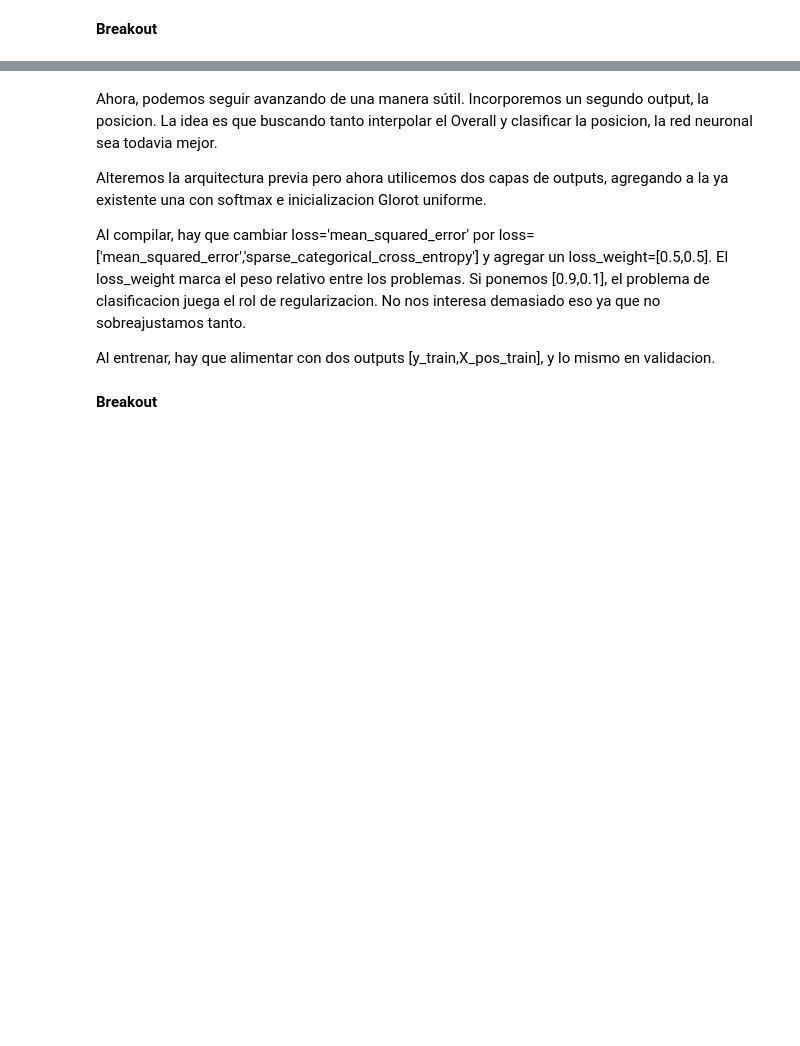
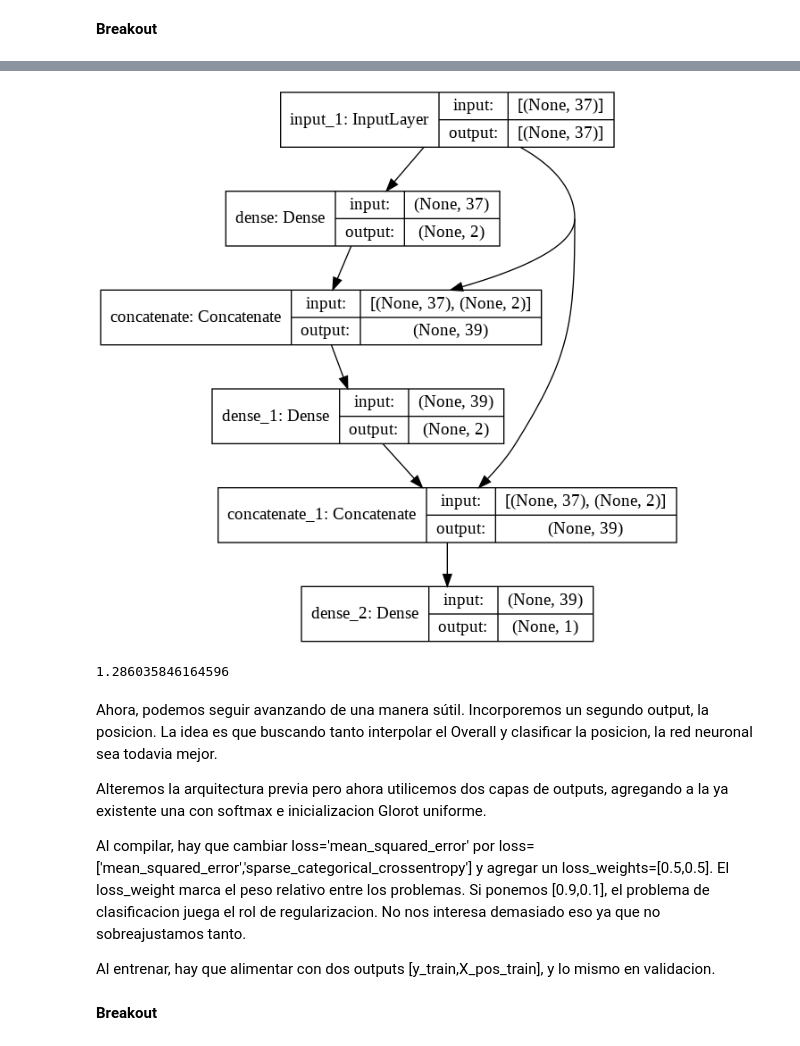
Before and after one commit to naikymen/ML_UNSAM, a Jupyter notebook: 17_Arquitecturas_CNNs.ipynb, the cells around one changed output, grey strips where cells are left out. Saved outputs shown, nothing was run; the diff lists cells and outputs as text; code cells hidden in the pictures; blank space fills up the shorter version.

```diff
--- a/17_Arquitecturas_CNNs.ipynb
+++ b/17_Arquitecturas_CNNs.ipynb
@@ -187,3 +331,11 @@ Entrenemos con error 'mse', Adam con learning rate de 0.01, batch_size=100, 250
 keras.backend.clear_session()
 np.random.seed(42)
 tf.random.set_seed(42)
+# %%
+input=keras.layers.Input(shape=X_num_train.shape[1])
+hidden1=keras.layers.Dense(2,activation='relu',kernel_initializer='he_normal')(input)
+concat1=keras.layers.concatenate([input,hidden1])
+hidden2=keras.layers.Dense(2,activation='relu',kernel_initializer='he_normal')(concat1)
+concat2=keras.layers.concatenate([input,hidden2])
+output=keras.layers.Dense(1,activation='relu',kernel_initializer='he_normal')(concat2)
+model=keras.models.Model(inputs=[input],outputs=[output])
@@ -189,0 +362,4 @@ tf.random.set_seed(42)
+# %%
+keras.utils.plot_model(model, show_shapes=True)
+# %% [output]
+[figure, added]
@@ -190,9 +369,14 @@ tf.random.set_seed(42)
+# %%
+y_predict=model.predict(X_num_valid)
+print(np.sqrt(mean_squared_error(y_valid,y_predict)))
+# %% [output]
+1.286035846164596
 # %% [markdown]
 Ahora, podemos seguir avanzando de una manera sútil. Incorporemos un segundo output, la posicion. La idea es que buscando tanto interpolar el Overall y clasificar la posicion, la red neuronal sea todavia mejor.
 
 Alteremos la arquitectura previa pero ahora utilicemos dos capas de outputs, agregando a la ya existente una con softmax e inicializacion Glorot uniforme.
 
-Al compilar, hay que cambiar loss='mean_squared_error' por loss=['mean_squared_error','sparse_categorical_cross_entropy'] y agregar un loss_weight=[0.5,0.5]. El loss_weight marca el peso relativo entre los problemas. Si ponemos [0.9,0.1], el problema de clasificacion juega el rol de regularizacion. No nos interesa demasiado eso ya que no sobreajustamos tanto.
+Al compilar, hay que cambiar loss='mean_squared_error' por loss=['mean_squared_error','sparse_categorical_crossentropy'] y agregar un loss_weights=[0.5,0.5]. El loss_weight marca el peso relativo entre los problemas. Si ponemos [0.9,0.1], el problema de clasificacion juega el rol de regularizacion. No nos interesa demasiado eso ya que no sobreajustamos tanto.
 
 Al entrenar, hay que alimentar con dos outputs [y_train,X_pos_train], y lo mismo en validacion.
 # %% [markdown]
```
Also changed, not shown: parts of 36 cells of this notebook.
